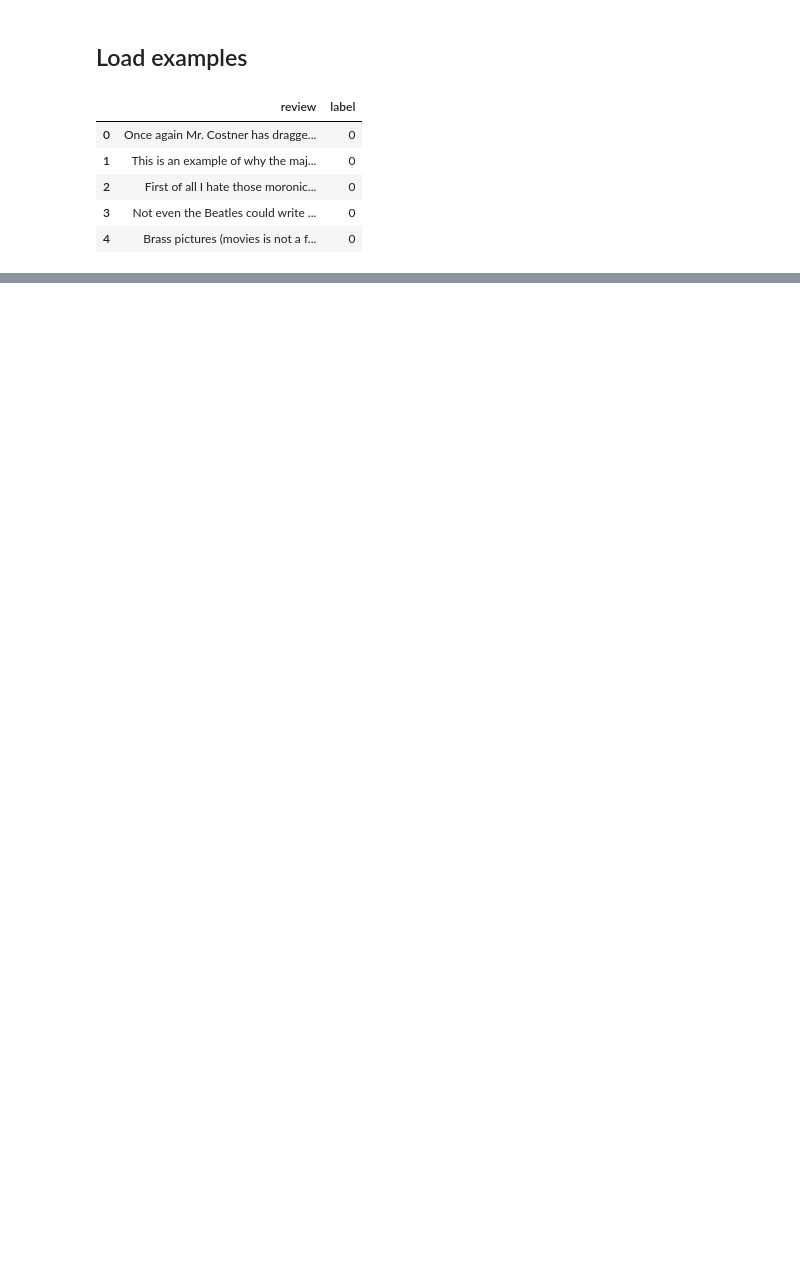
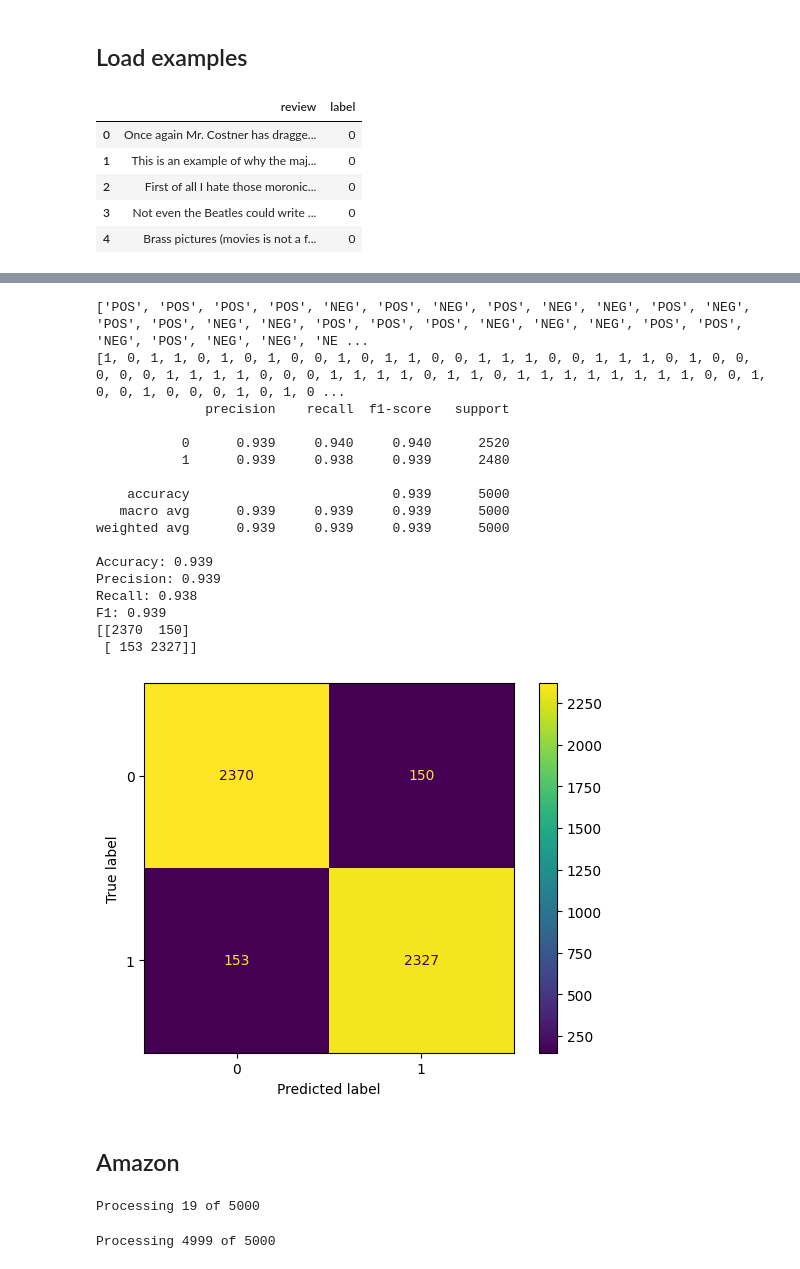
Before and after one commit to Gabp0/machine-learning, a Jupyter notebook: sentiment-analysis/hugging_face_classify.ipynb, the cells around one changed output, grey strips where cells are left out. Saved outputs shown, nothing was run; the diff lists cells and outputs as text; code cells hidden in the pictures; blank space fills up the shorter version.

```diff
--- a/sentiment-analysis/hugging_face_classify.ipynb
+++ b/sentiment-analysis/hugging_face_classify.ipynb
@@ -70,0 +207,8 @@ KeyboardInterrupt:
+# %%
+from transformers import AutoModelForSequenceClassification, AutoTokenizer, pipeline
+
+model = "JamesH/Movie_review_sentiment_analysis_model"
+
+tokenizer = AutoTokenizer.from_pretrained(model)
+model = AutoModelForSequenceClassification.from_pretrained(model)
+classifier = pipeline('sentiment-analysis', model=model, tokenizer=tokenizer, truncation=True, max_length=512, device=0)
@@ -70,0 +227,27 @@ KeyboardInterrupt:
+# %%
+print(y_pred)
+print(y_test)
+y_pred_filtered = [0 if x == "NEG" else 1 for x in y_pred]
+# # print(y_pred_filtered)
+evaluate_model(y_test, y_pred_filtered)
+# %% [output]
+['POS', 'POS', 'POS', 'POS', 'NEG', 'POS', 'NEG', 'POS', 'NEG', 'NEG', 'POS', 'NEG', 'POS', 'POS', 'NEG', 'NEG', 'POS', 'POS', 'POS', 'NEG', 'NEG', 'NEG', 'POS', 'POS', 'NEG', 'POS', 'NEG', 'NEG', 'NE ...
+[1, 0, 1, 1, 0, 1, 0, 1, 0, 0, 1, 0, 1, 1, 0, 0, 1, 1, 1, 0, 0, 1, 1, 1, 0, 1, 0, 0, 0, 0, 0, 1, 1, 1, 1, 0, 0, 0, 1, 1, 1, 1, 0, 1, 1, 0, 1, 1, 1, 1, 1, 1, 1, 1, 0, 0, 1, 0, 0, 1, 0, 0, 0, 1, 0, 1, 0 ...
+              precision    recall  f1-score   support
+
+           0      0.939     0.940     0.940      2520
+           1      0.939     0.938     0.939      2480
+
+    accuracy                          0.939      5000
+   macro avg      0.939     0.939     0.939      5000
+weighted avg      0.939     0.939     0.939      5000
+
+Accuracy: 0.939
+Precision: 0.939
+Recall: 0.938
+F1: 0.939
+[[2370  150]
+ [ 153 2327]]
+[figure, added]
+# %% [markdown]
+## Amazon
@@ -70,0 +262,12 @@ KeyboardInterrupt:
+# %%
+import sys
+
+y_pred = []
+for i, text in enumerate(X_test):
+    sys.stdout.write('\r')
+    sys.stdout.write(f"Processing {i} of {len(X_test)}")
+    sys.stdout.flush()
+    y_pred.append(classifier(text)[0]['label'])
+# %% [output]
+Processing 19 of 5000
+Processing 4999 of 5000
```
Also changed, not shown: parts of 20 cells of this notebook, 4 other files.
